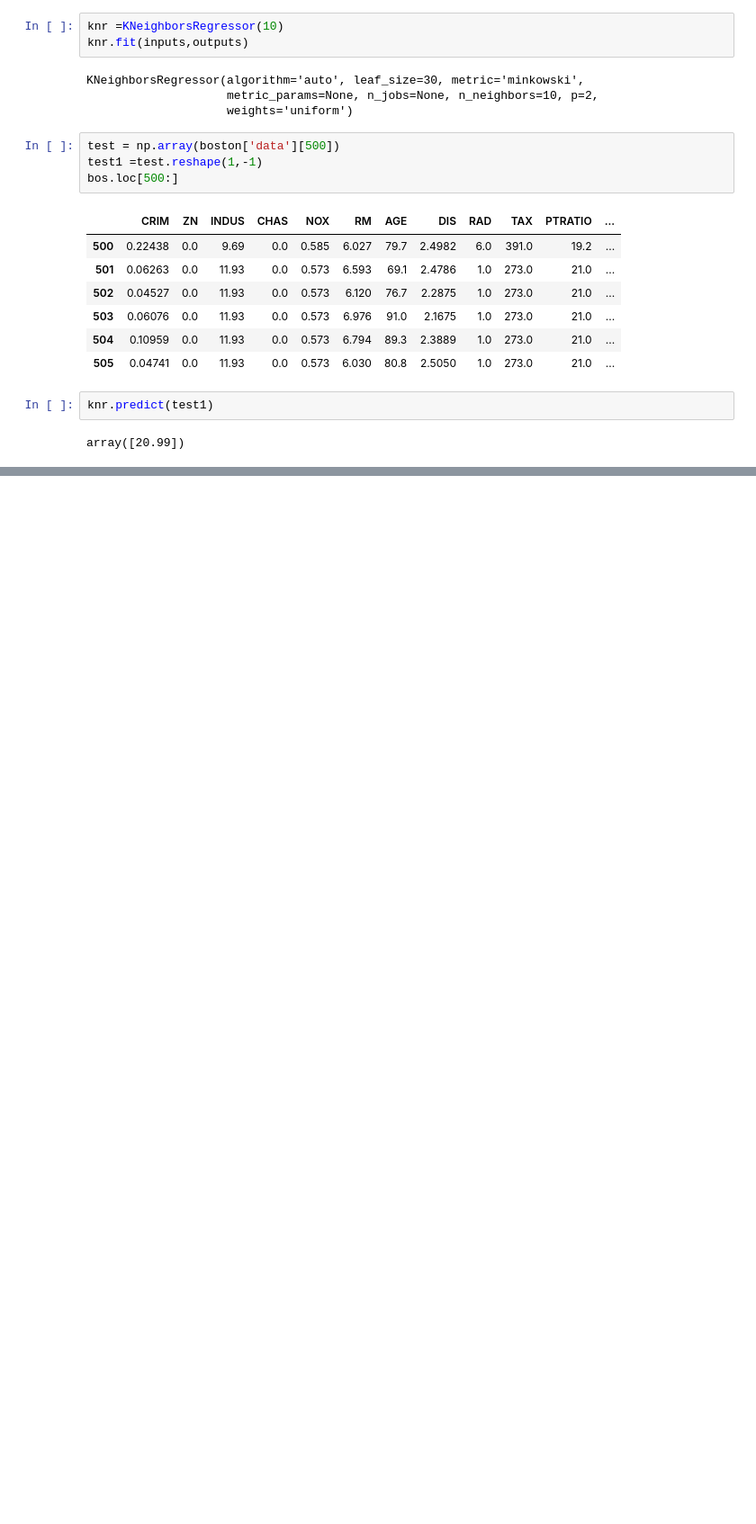
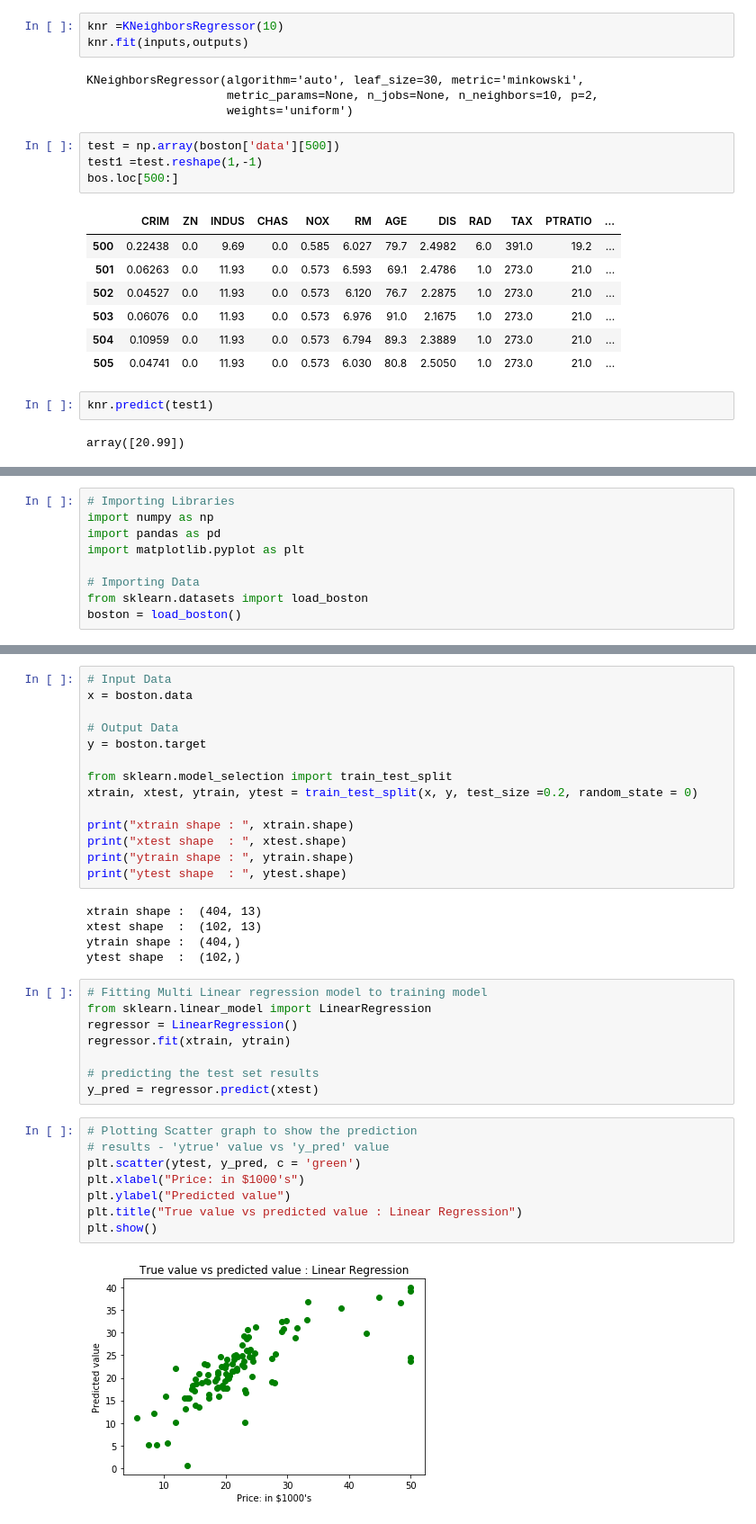
Before and after one commit to kennycolsh/Machine-Learning-Assessment-1, a Jupyter notebook: MacLearning-Ass1.ipynb, the cells around one changed output, grey strips where cells are left out. Shown: that part at 90% size. Cells and saved outputs as stored; diff of their text form; blank space fills up the shorter version.

Commit message:
Add Simple Linear Regression

```diff
--- a/MacLearning-Ass1.ipynb
+++ b/MacLearning-Ass1.ipynb
@@ -386,0 +415,9 @@ array([20.99])
+# %%
+# Importing Libraries
+import numpy as np
+import pandas as pd
+import matplotlib.pyplot as plt
+
+# Importing Data
+from sklearn.datasets import load_boston
+boston = load_boston()
@@ -386,0 +499,37 @@ array([20.99])
+# %%
+# Input Data
+x = boston.data
+
+# Output Data
+y = boston.target
+
+from sklearn.model_selection import train_test_split
+xtrain, xtest, ytrain, ytest = train_test_split(x, y, test_size =0.2, random_state = 0)
+
+print("xtrain shape : ", xtrain.shape)
+print("xtest shape  : ", xtest.shape)
+print("ytrain shape : ", ytrain.shape)
+print("ytest shape  : ", ytest.shape)
+# %% [output]
+xtrain shape :  (404, 13)
+xtest shape  :  (102, 13)
+ytrain shape :  (404,)
+ytest shape  :  (102,)
+# %%
+# Fitting Multi Linear regression model to training model
+from sklearn.linear_model import LinearRegression
+regressor = LinearRegression()
+regressor.fit(xtrain, ytrain)
+
+# predicting the test set results
+y_pred = regressor.predict(xtest)
+# %%
+# Plotting Scatter graph to show the prediction
+# results - 'ytrue' value vs 'y_pred' value
+plt.scatter(ytest, y_pred, c = 'green')
+plt.xlabel("Price: in $1000's")
+plt.ylabel("Predicted value")
+plt.title("True value vs predicted value : Linear Regression")
+plt.show()
+# %% [output]
+[figure, added]
```
Also changed, not shown: parts of 15 cells of this notebook.
